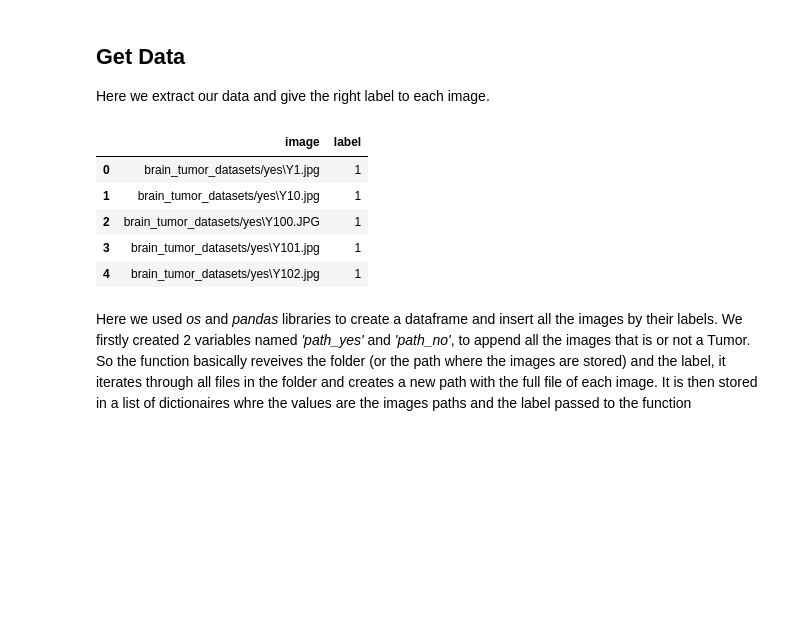
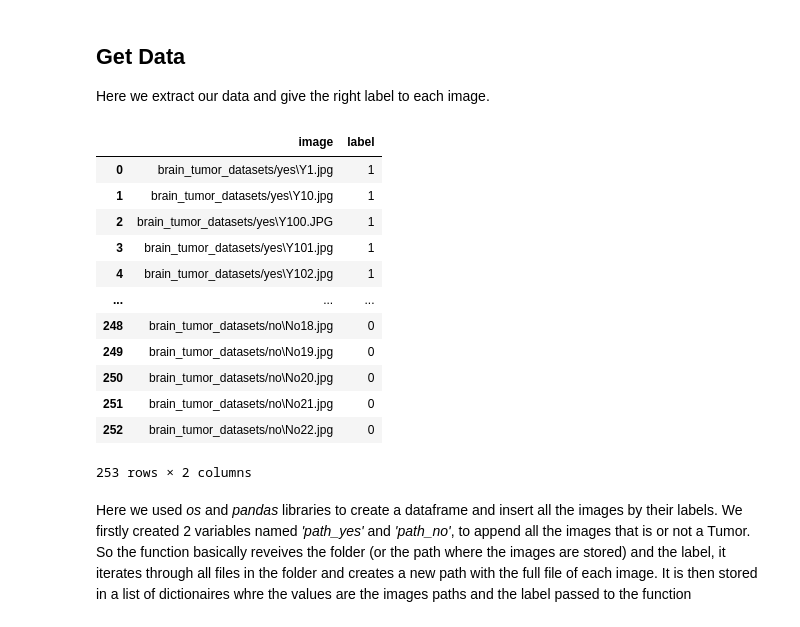
Before and after one commit to LCDA-UCP/dl_with_pytorch, a Jupyter notebook: Brain Tumor Detection/Brain_Tumor_Detection_code/brainTumorDetection.ipynb, the cells around one changed output. Cells and saved outputs as stored; diff of their text form; code cells hidden in the pictures; blank space fills up the shorter version.

```diff
--- a/Brain Tumor Detection/Brain_Tumor_Detection_code/brainTumorDetection.ipynb
+++ b/Brain Tumor Detection/Brain_Tumor_Detection_code/brainTumorDetection.ipynb
@@ -36,34 +36,41 @@ def extract_images(folder, label):
 
     Returns:
         None: The function modifies a global list data by appending file paths and labels.
     """
 
     images = []
 
     # Iterate through all files in the folder
     for filename in os.listdir(folder):
         filepath = os.path.join(folder, filename)  # Create the full file path
 
         # Check if the path points to a file
         if os.path.isfile(filepath):
             images.append({"image": filepath, "label": label}) # Append the image path and label to data
 
     return images
 
 data_yes = extract_images(paht_yes, label=1)
 data_no = extract_images(path_no, label=0)
 
 data = data_yes + data_no
 
 data = pd.DataFrame(data)
-data.head()
+data
 # %% [output]
 |  | image | label |
 | 0 | brain_tumor_datasets/yes\Y1.jpg | 1 |
 | 1 | brain_tumor_datasets/yes\Y10.jpg | 1 |
 | 2 | brain_tumor_datasets/yes\Y100.JPG | 1 |
 | 3 | brain_tumor_datasets/yes\Y101.jpg | 1 |
 | 4 | brain_tumor_datasets/yes\Y102.jpg | 1 |
+| ... | ... | ... |
+| 248 | brain_tumor_datasets/no\No18.jpg | 0 |
+| 249 | brain_tumor_datasets/no\No19.jpg | 0 |
+| 250 | brain_tumor_datasets/no\No20.jpg | 0 |
+| 251 | brain_tumor_datasets/no\No21.jpg | 0 |
+| 252 | brain_tumor_datasets/no\No22.jpg | 0 |
+253 rows × 2 columns
 # %% [markdown]
 Here we used *os* and *pandas* libraries to create a dataframe and insert all the images by their labels. We firstly created 2 variables named *'path_yes'* and *'path_no'*, to append all the images that is or not a Tumor. So the function basically reveives the folder (or the path where the images are stored) and the label, it iterates through all files in the folder and creates a new path with the full file of each image. It is then stored in a list of dictionaires whre the values are the images paths and the label passed to the function
 # %%
```
Also changed, not shown: parts of 10 cells of this notebook.
